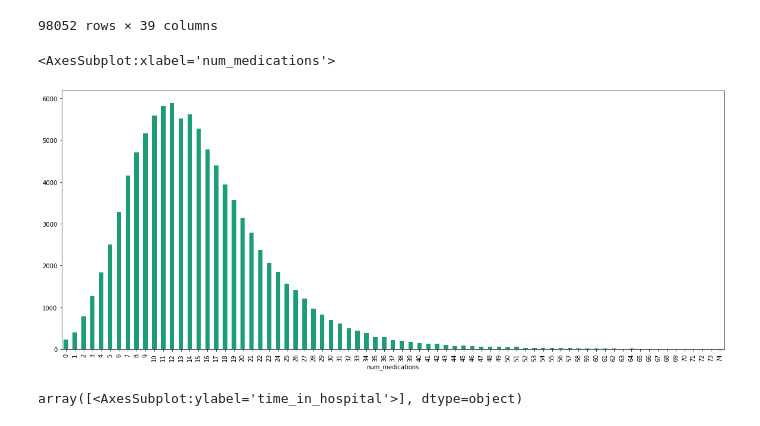
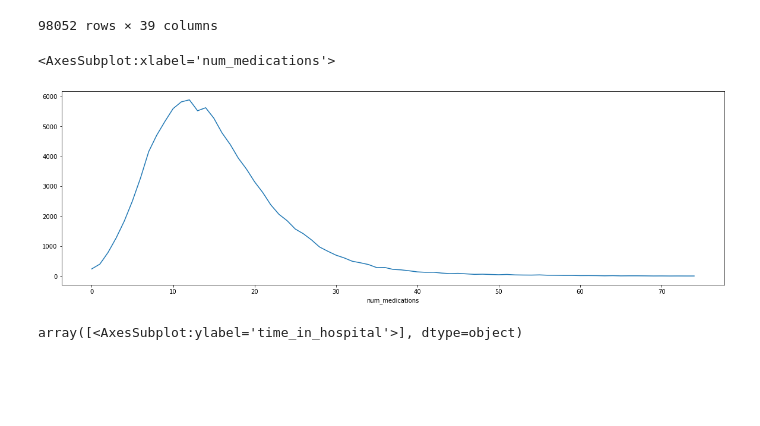
Before and after one commit to Const679/Python-Diabete, a Jupyter notebook: Graph-Arnaud.ipynb, the cells around one changed output. Saved outputs shown, nothing was run; the diff lists cells and outputs as text; code cells hidden in the pictures; blank space fills up the shorter version.

Commit message:
plot

```diff
--- a/Graph-Arnaud.ipynb
+++ b/Graph-Arnaud.ipynb
@@ -238,10 +238,10 @@ df
 98052 rows × 39 columns
 # %%
 number_medication=pd.DataFrame(df["num_medications"]).groupby("num_medications")["num_medications"].count()
-number_medication.plot(kind='bar',cmap='Dark2',figsize= (20,8))
+number_medication.plot(kind='line',figsize= (20,6))
 # %% [output]
 <AxesSubplot:xlabel='num_medications'>
-[figure, old version]
+[figure, new version]
 # %%
 time_in_hospital=pd.DataFrame(df["time_in_hospital"]).groupby("time_in_hospital")["time_in_hospital"].count()
 time_in_hospital.plot(kind='pie', subplots=True, shadow = False,autopct='%1.0f%%',startangle=90,figsize=(20,15))
```
Also changed, not shown: parts of 1 cell of this notebook, 1 other file.
